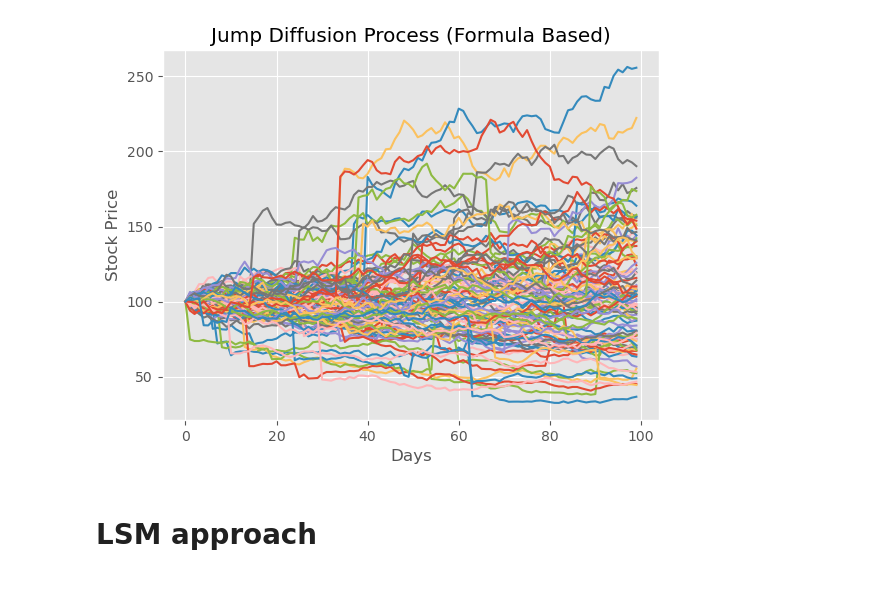
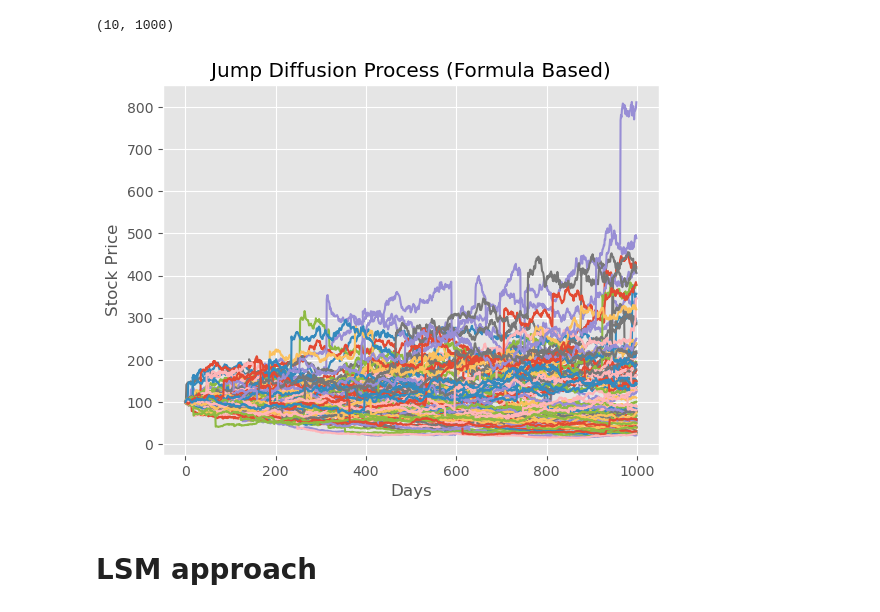
Before and after one commit to lxg969/Monte-Carlo-Seminar1, a Jupyter notebook: idk.ipynb, the cells around one changed output. Saved outputs shown, nothing was run; the diff lists cells and outputs as text; code cells hidden in the pictures.

```diff
--- a/idk.ipynb
+++ b/idk.ipynb
@@ -13,0 +83,20 @@ S\left(t\right)&=S\left(0\right)e^{\left(\mu-\frac{1}{2}\sigma^{2}\right)t+\sigm
+# %%
+S0 = 100
+T = 1
+mu = 0.05
+sigma = 0.2
+lam = 1
+I = 1000
+m = 0
+v = 0.3
+paths = 100
+
+def matrix(paths):
+    matrix = np.zeros((paths, I))
+    for i in range(paths):
+        matrix[i] = merton_jump_path(S0, T, mu, sigma, lam, I, m, v)
+    return matrix
+
+
+matSrix = matrix(paths)
+matrix.shape
@@ -13,0 +122,3 @@ S\left(t\right)&=S\left(0\right)e^{\left(\mu-\frac{1}{2}\sigma^{2}\right)t+\sigm
+# %%
+for i in range(10):
+    print(merton_jump_path(100, 1, 0.05, 0.2, 0.5, 10))
@@ -14,5 +189,11 @@ S\left(t\right)&=S\left(0\right)e^{\left(\mu-\frac{1}{2}\sigma^{2}\right)t+\sigm
+# %%
+paths.shape
+# %% [output]
+(10, 1000)
 # %%
+np.random.seed(1)
 def merton_jump_paths_formula(S0, T, mu, sigma, lam, m, v, I, Npaths):
+
     dt = T / I  # Time increment
     t = np.linspace(0, T, I)  # Time grid
 
@@ -33,35 +214,35 @@ def merton_jump_paths_formula(S0, T, mu, sigma, lam, m, v, I, Npaths):
 
     # Calculate the cumulative sum of jumps for each path
     for i in range(1, I):
         # For each time step, if there is a new jump (N[i] > N[i-1]), add its logarithm to the cumulative sum of jumps
         jumps[i] = jumps[i - 1] + np.where(N[i] > N[i - 1], np.log(Y[i]), 0)
 
     # Calculate the final price paths by combining the GBM and jump components and multiplying by the initial stock price
     return S0 * np.exp(GBM + jumps)
 
 
 # Parameters
 S0 = 100  # current stock price
-T = 1  # time to maturity
+T = 5  # time to maturity
 mu = 0.02  # risk free rate
 m = 0  # mean of jump size
 v = 0.3  # standard deviation of jump
 lam = 1  # intensity of jump i.e. number of jumps per annum
-I = 100 # time steps
+I = 1000 # time steps
 Npaths = 100  # number of paths to simulate
 sigma = 0.2  # annual standard deviation, for Wiener process
 
 # Simulate paths
 j = merton_jump_paths_formula(S0, T, mu, sigma, lam, m, v, I, Npaths)
 m = j.T
 
 # Plotting
 plt.plot(j)
 plt.xlabel('Days')
 plt.ylabel('Stock Price')
 plt.title('Jump Diffusion Process (Formula Based)')
 plt.show()
 # %% [output]
-[figure, old version]
+[figure, new version]
 # %% [markdown]
 # LSM approach
```
Also changed, not shown: parts of 13 cells of this notebook.
